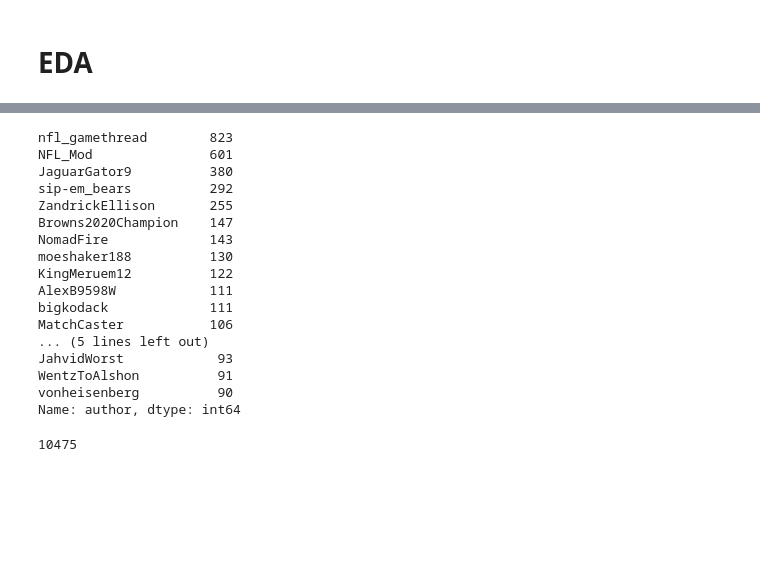
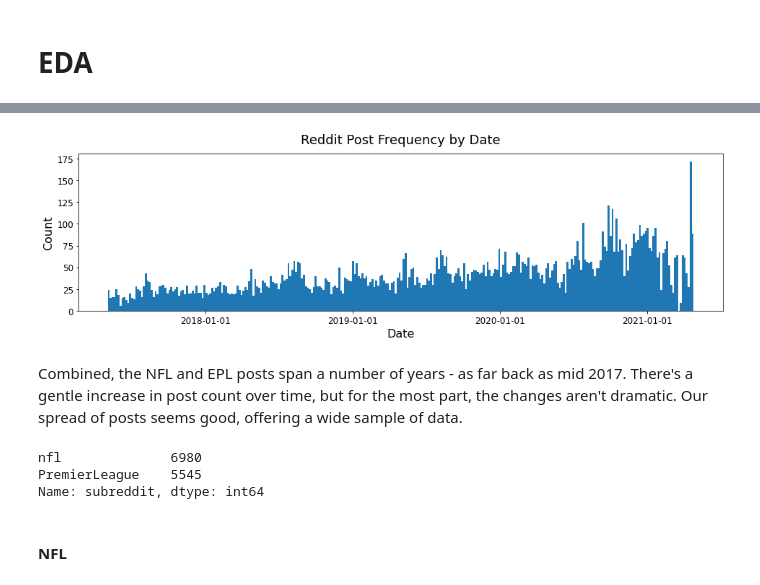
Before and after one commit to rileydr/Classification-NFL-vs-EPL, a Jupyter notebook: code/P3_03_EDA.ipynb, the cells around one changed output, grey strips where cells are left out. Drawn from its saved outputs; the diff is of its cells as text; code cells hidden in the pictures; blank space fills up the shorter version.

```diff
--- a/code/P3_03_EDA.ipynb
+++ b/code/P3_03_EDA.ipynb
@@ -25,24 +91,24 @@ df = pd.read_csv('../data/data_cleaned.csv')
+# %%
+plt.figure(figsize = (16,4))
+
+plt.hist(df['datetime'],bins=300)
+
+plt.title('Reddit Post Frequency by Date', size = '18', pad = '14')
+
+plt.xlabel('Date', size = 16)
+plt.xticks(ticks=['2018-01-01', '2019-01-01', '2020-01-01', '2021-01-01'], size = 12)
+
+plt.ylabel('Count', size = 16)
+plt.yticks(size = 12);
+# %% [output]
+[figure, added]
+# %% [markdown]
+Combined, the NFL and EPL posts span a number of years - as far back as mid 2017. There's a gentle increase in post count over time, but for the most part, the changes aren't dramatic. Our spread of posts seems good, offering a wide sample of data.
 # %%
-df['author'].value_counts()[:20]
+df['subreddit'].value_counts()
 # %% [output]
-nfl_gamethread        823
-NFL_Mod               601
-JaguarGator9          380
-sip-em_bears          292
-ZandrickEllison       255
-Browns2020Champion    147
-NomadFire             143
-moeshaker188          130
-KingMeruem12          122
-AlexB9598W            111
-bigkodack             111
-MatchCaster           106
-... (5 lines left out)
-JahvidWorst            93
-WentzToAlshon          91
-vonheisenberg          90
-Name: author, dtype: int64
+nfl              6980
+PremierLeague    5545
+Name: subreddit, dtype: int64
-# %%
-df['author'].value_counts()[:200].sum()
-# %% [output]
-10475
+# %% [markdown]
+#### NFL
```
Also changed, not shown: parts of 29 cells of this notebook, 17 other files.
